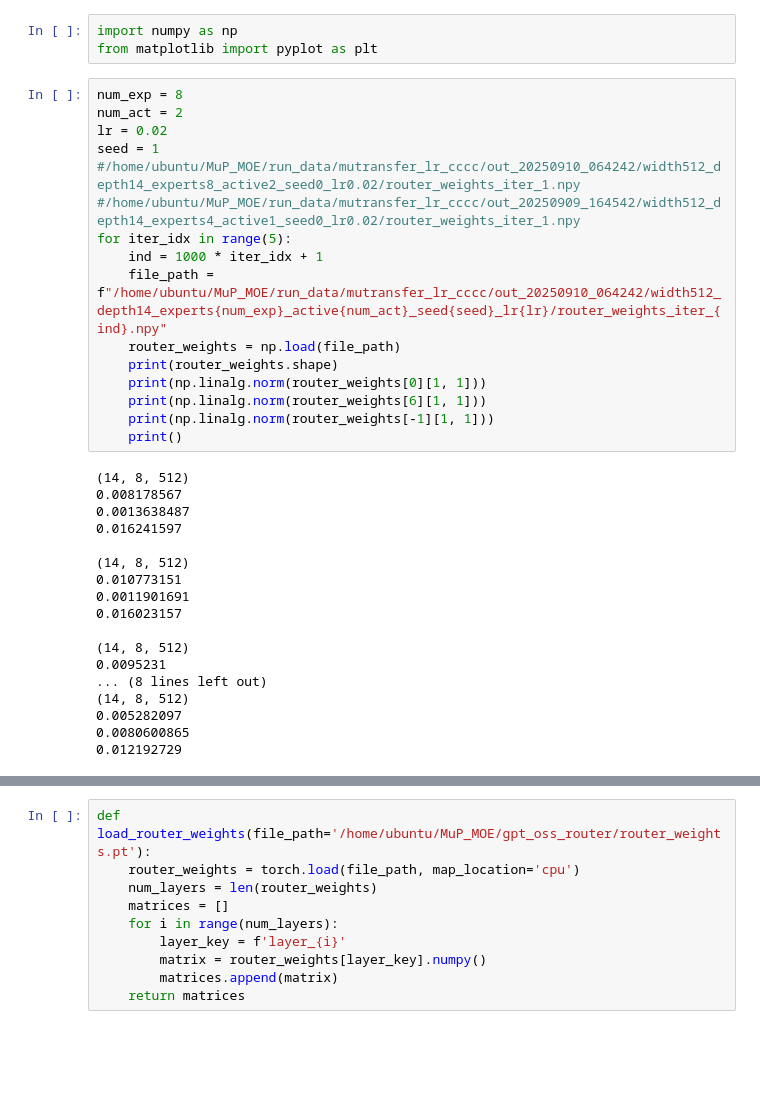
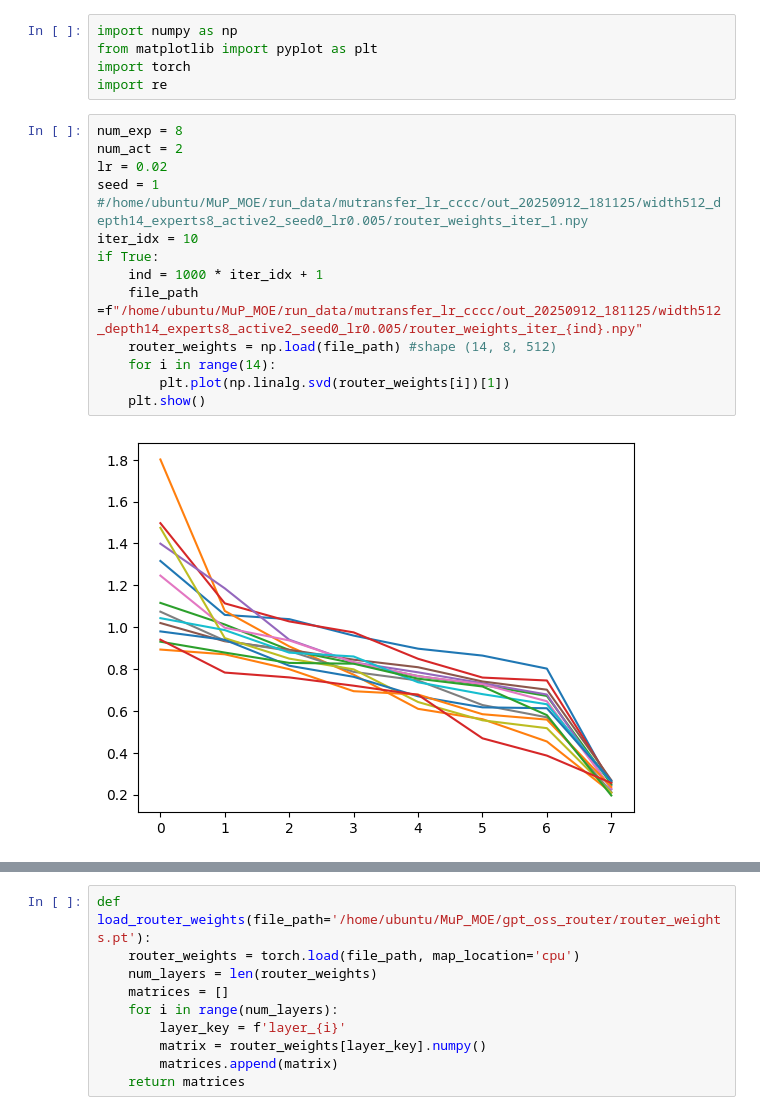
Before and after one commit to Petyrrrrr/MuP_MOE, a Jupyter notebook: scripts.ipynb, the cells around one changed output, grey strips where cells are left out. Saved outputs shown, nothing was run; the diff lists cells and outputs as text; blank space fills up the shorter version.

```diff
--- a/scripts.ipynb
+++ b/scripts.ipynb
@@ -1,37 +1,21 @@
 # %%
 import numpy as np
 from matplotlib import pyplot as plt
+import torch
+import re
 # %%
 num_exp = 8
 num_act = 2
 lr = 0.02
 seed = 1
-#/home/ubuntu/MuP_MOE/run_data/mutransfer_lr_cccc/out_20250910_064242/width512_depth14_experts8_active2_seed0_lr0.02/router_weights_iter_1.npy
-#/home/ubuntu/MuP_MOE/run_data/mutransfer_lr_cccc/out_20250909_164542/width512_depth14_experts4_active1_seed0_lr0.02/router_weights_iter_1.npy
-for iter_idx in range(5):
+#/home/ubuntu/MuP_MOE/run_data/mutransfer_lr_cccc/out_20250912_181125/width512_depth14_experts8_active2_seed0_lr0.005/router_weights_iter_1.npy
+iter_idx = 10
+if True:
     ind = 1000 * iter_idx + 1
-    file_path = f"/home/ubuntu/MuP_MOE/run_data/mutransfer_lr_cccc/out_20250910_064242/width512_depth14_experts{num_exp}_active{num_act}_seed{seed}_lr{lr}/router_weights_iter_{ind}.npy"
-    router_weights = np.load(file_path)
-    print(router_weights.shape)
-    print(np.linalg.norm(router_weights[0][1, 1]))
-    print(np.linalg.norm(router_weights[6][1, 1]))
-    print(np.linalg.norm(router_weights[-1][1, 1]))
-    print()
+    file_path =f"/home/ubuntu/MuP_MOE/run_data/mutransfer_lr_cccc/out_20250912_181125/width512_depth14_experts8_active2_seed0_lr0.005/router_weights_iter_{ind}.npy"
+    router_weights = np.load(file_path) #shape (14, 8, 512)
+    for i in range(14):
+        plt.plot(np.linalg.svd(router_weights[i])[1])
+    plt.show()
 # %% [output]
-(14, 8, 512)
-0.008178567
-0.0013638487
-0.016241597
-
-(14, 8, 512)
-0.010773151
-0.0011901691
-0.016023157
-
-(14, 8, 512)
-0.0095231
-... (8 lines left out)
-(14, 8, 512)
-0.005282097
-0.0080600865
-0.012192729
+[figure, added]
```
Also changed, not shown: parts of 2 cells of this notebook, 2 other files.
